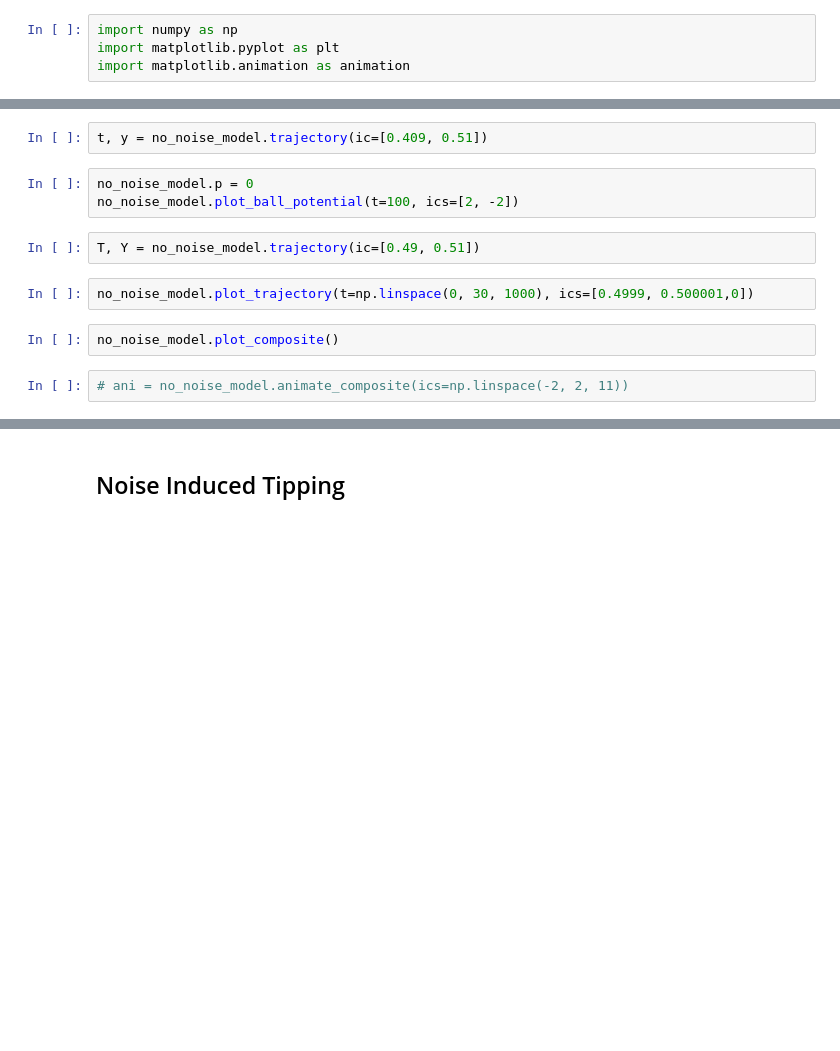
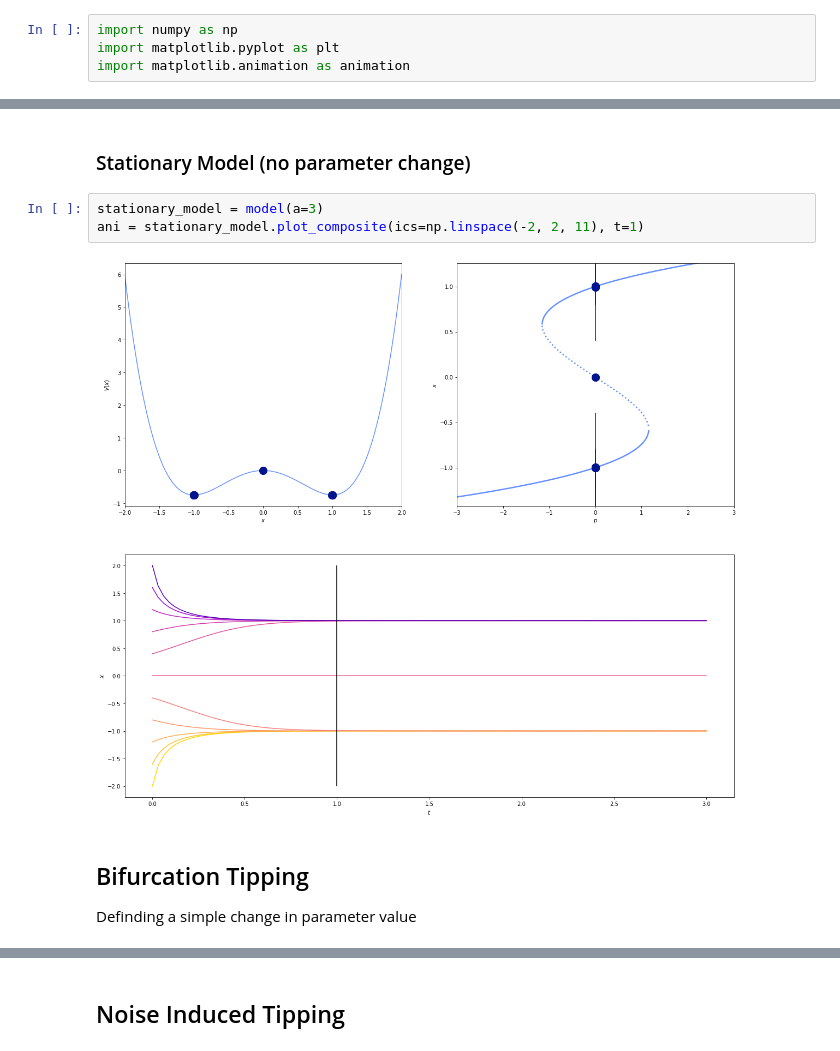
Before and after one commit to sablonl/LPHYS2114, a Jupyter notebook: Tipping Points.ipynb, the cells around one changed output, grey strips where cells are left out. Saved outputs shown, nothing was run; the diff lists cells and outputs as text; blank space fills up the shorter version.

```diff
--- a/Tipping Points.ipynb
+++ b/Tipping Points.ipynb
@@ -16,13 +10,10 @@ no_noise_model.plot_bifurcation_plot_p(ics=[0.], plot_traj=True, resolution=1000
-# %%
-t, y = no_noise_model.trajectory(ic=[0.409, 0.51])
-# %%
-no_noise_model.p = 0
-no_noise_model.plot_ball_potential(t=100, ics=[2, -2])
-# %%
-T, Y = no_noise_model.trajectory(ic=[0.49, 0.51])
-# %%
-no_noise_model.plot_trajectory(t=np.linspace(0, 30, 1000), ics=[0.4999, 0.500001,0])
-# %%
-no_noise_model.plot_composite()
+# %% [markdown]
+### Stationary Model (no parameter change)
 # %%
-# ani = no_noise_model.animate_composite(ics=np.linspace(-2, 2, 11))
+stationary_model = model(a=3)
+ani = stationary_model.plot_composite(ics=np.linspace(-2, 2, 11), t=1)
+# %% [output]
+[figure, added]
+# %% [markdown]
+## Bifurcation Tipping
+Definding a simple change in parameter value
```
Also changed, not shown: parts of 49 cells of this notebook.
